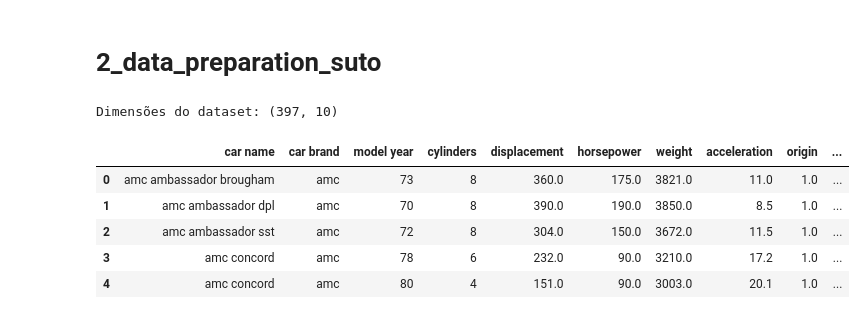
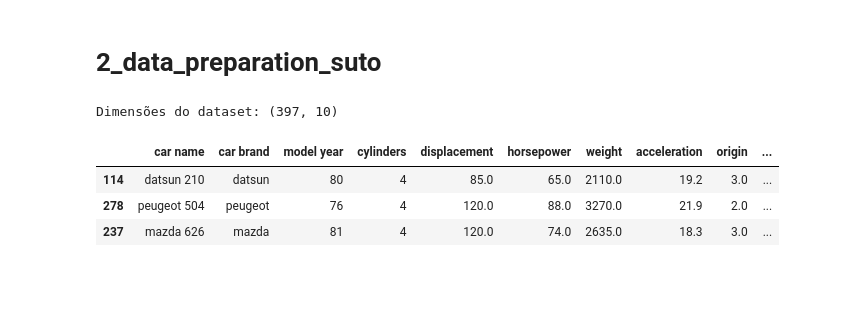
Before and after one commit to Carne-de-Pescoco/kaggle-used-car, a Jupyter notebook: notebooks/2_data_preparation_suto.ipynb, the cells around one changed output. Cells and saved outputs as stored; diff of their text form; code cells hidden in the pictures; blank space fills up the shorter version.

```diff
--- a/notebooks/2_data_preparation_suto.ipynb
+++ b/notebooks/2_data_preparation_suto.ipynb
@@ -28,14 +32,12 @@ linha = 50*"-"
 # %%
 df_data = pd.read_parquet(path_interim_data+"df_data_step_1_output.pqt")
 
 print(f"Dimensões do dataset: {df_data.shape}")
 
-df_data.head()
+df_data.sample(3, random_state=42)
 # %% [output]
 Dimensões do dataset: (397, 10)
 |  | car name | car brand | model year | cylinders | displacement | horsepower | weight | acceleration | origin | ... |
-| 0 | amc ambassador brougham | amc | 73 | 8 | 360.0 | 175.0 | 3821.0 | 11.0 | 1.0 | ... |
-| 1 | amc ambassador dpl | amc | 70 | 8 | 390.0 | 190.0 | 3850.0 | 8.5 | 1.0 | ... |
-| 2 | amc ambassador sst | amc | 72 | 8 | 304.0 | 150.0 | 3672.0 | 11.5 | 1.0 | ... |
-| 3 | amc concord | amc | 78 | 6 | 232.0 | 90.0 | 3210.0 | 17.2 | 1.0 | ... |
-| 4 | amc concord | amc | 80 | 4 | 151.0 | 90.0 | 3003.0 | 20.1 | 1.0 | ... |
+| 114 | datsun 210 | datsun | 80 | 4 | 85.0 | 65.0 | 2110.0 | 19.2 | 3.0 | ... |
+| 278 | peugeot 504 | peugeot | 76 | 4 | 120.0 | 88.0 | 3270.0 | 21.9 | 2.0 | ... |
+| 237 | mazda 626 | mazda | 81 | 4 | 120.0 | 74.0 | 2635.0 | 18.3 | 3.0 | ... |
```
Also changed, not shown: parts of 11 cells of this notebook, 4 other files.
